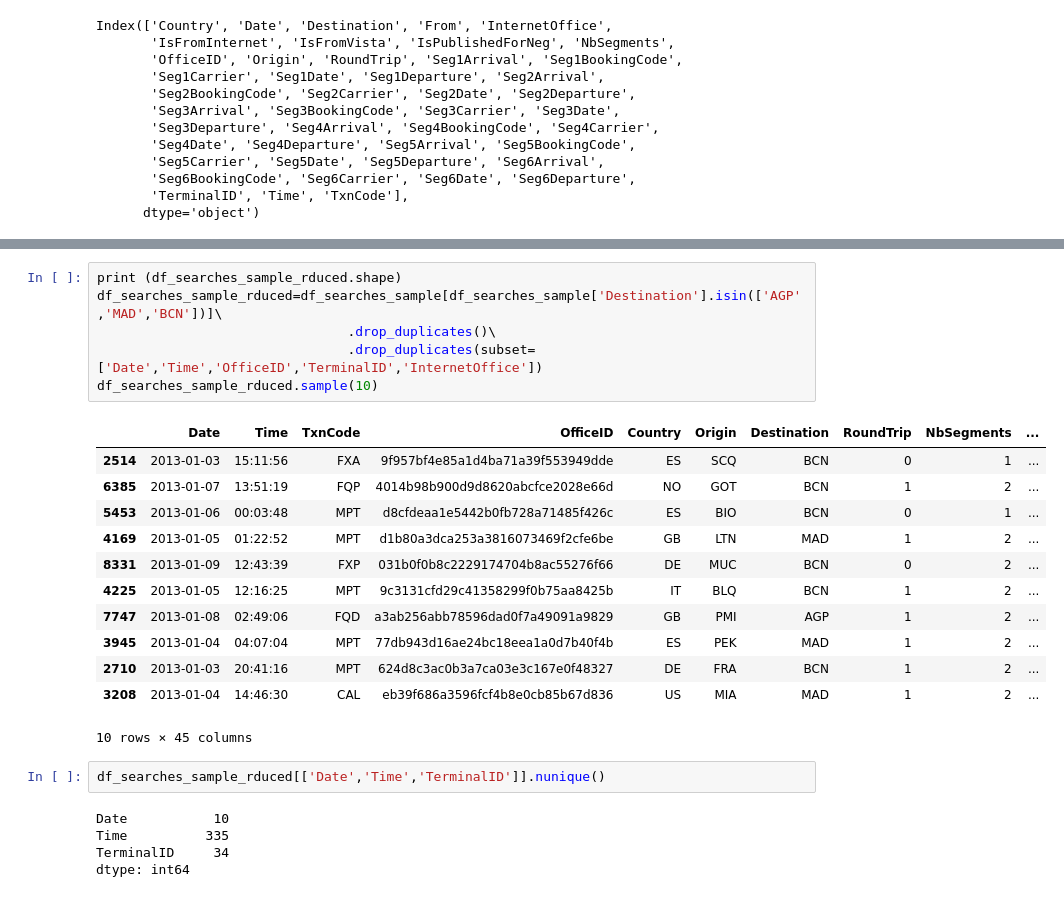
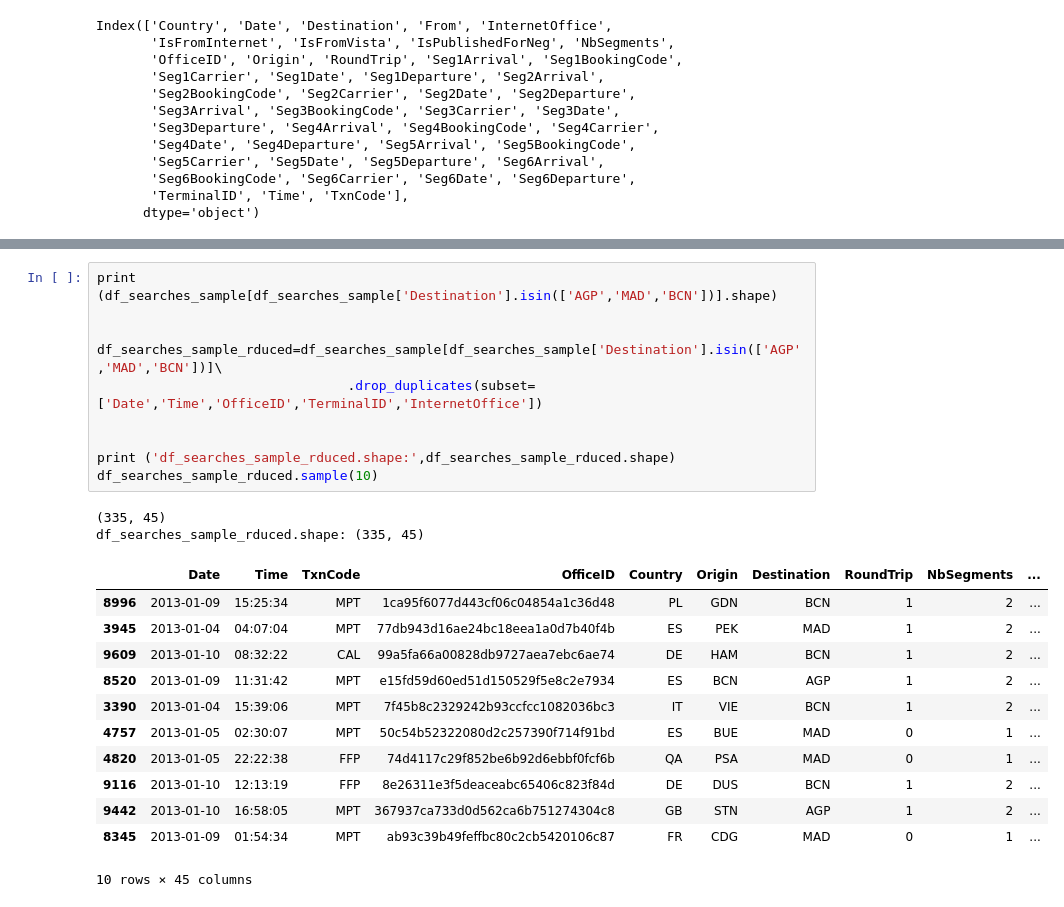
Before and after one commit to bdeotto/reto_Amadeus, a Jupyter notebook: reto_Amadeus.ipynb, the cells around one changed output, grey strips where cells are left out. Cells and saved outputs as stored; diff of their text form.

```diff
--- a/reto_Amadeus.ipynb
+++ b/reto_Amadeus.ipynb
@@ -341,27 +341,26 @@ df_searches_sample[df_searches_sample['Destination'].isin(['AGP','MAD','BCN'])].
 10 rows × 45 columns
 # %%
-print (df_searches_sample_rduced.shape)
+print (df_searches_sample[df_searches_sample['Destination'].isin(['AGP','MAD','BCN'])].shape)
+
+
 df_searches_sample_rduced=df_searches_sample[df_searches_sample['Destination'].isin(['AGP','MAD','BCN'])]\
-                                .drop_duplicates()\
                                 .drop_duplicates(subset=['Date','Time','OfficeID','TerminalID','InternetOffice'])
+
+
+print ('df_searches_sample_rduced.shape:',df_searches_sample_rduced.shape)
 df_searches_sample_rduced.sample(10)
 # %% [output]
+(335, 45)
+df_searches_sample_rduced.shape: (335, 45)
 |  | Date | Time | TxnCode | OfficeID | Country | Origin | Destination | RoundTrip | NbSegments | ... |
-| 2514 | 2013-01-03 | 15:11:56 | FXA | 9f957bf4e85a1d4ba71a39f553949dde | ES | SCQ | BCN | 0 | 1 | ... |
-| 6385 | 2013-01-07 | 13:51:19 | FQP | 4014b98b900d9d8620abcfce2028e66d | NO | GOT | BCN | 1 | 2 | ... |
-| 5453 | 2013-01-06 | 00:03:48 | MPT | d8cfdeaa1e5442b0fb728a71485f426c | ES | BIO | BCN | 0 | 1 | ... |
-| 4169 | 2013-01-05 | 01:22:52 | MPT | d1b80a3dca253a3816073469f2cfe6be | GB | LTN | MAD | 1 | 2 | ... |
-| 8331 | 2013-01-09 | 12:43:39 | FXP | 031b0f0b8c2229174704b8ac55276f66 | DE | MUC | BCN | 0 | 2 | ... |
-| 4225 | 2013-01-05 | 12:16:25 | MPT | 9c3131cfd29c41358299f0b75aa8425b | IT | BLQ | BCN | 1 | 2 | ... |
-| 7747 | 2013-01-08 | 02:49:06 | FQD | a3ab256abb78596dad0f7a49091a9829 | GB | PMI | AGP | 1 | 2 | ... |
+| 8996 | 2013-01-09 | 15:25:34 | MPT | 1ca95f6077d443cf06c04854a1c36d48 | PL | GDN | BCN | 1 | 2 | ... |
 | 3945 | 2013-01-04 | 04:07:04 | MPT | 77db943d16ae24bc18eea1a0d7b40f4b | ES | PEK | MAD | 1 | 2 | ... |
-| 2710 | 2013-01-03 | 20:41:16 | MPT | 624d8c3ac0b3a7ca03e3c167e0f48327 | DE | FRA | BCN | 1 | 2 | ... |
-| 3208 | 2013-01-04 | 14:46:30 | CAL | eb39f686a3596fcf4b8e0cb85b67d836 | US | MIA | MAD | 1 | 2 | ... |
+| 9609 | 2013-01-10 | 08:32:22 | CAL | 99a5fa66a00828db9727aea7ebc6ae74 | DE | HAM | BCN | 1 | 2 | ... |
+| 8520 | 2013-01-09 | 11:31:42 | MPT | e15fd59d60ed51d150529f5e8c2e7934 | ES | BCN | AGP | 1 | 2 | ... |
+| 3390 | 2013-01-04 | 15:39:06 | MPT | 7f45b8c2329242b93ccfcc1082036bc3 | IT | VIE | BCN | 1 | 2 | ... |
+| 4757 | 2013-01-05 | 02:30:07 | MPT | 50c54b52322080d2c257390f714f91bd | ES | BUE | MAD | 0 | 1 | ... |
+| 4820 | 2013-01-05 | 22:22:38 | FFP | 74d4117c29f852be6b92d6ebbf0fcf6b | QA | PSA | MAD | 0 | 1 | ... |
+| 9116 | 2013-01-10 | 12:13:19 | FFP | 8e26311e3f5deaceabc65406c823f84d | DE | DUS | BCN | 1 | 2 | ... |
+| 9442 | 2013-01-10 | 16:58:05 | MPT | 367937ca733d0d562ca6b751274304c8 | GB | STN | AGP | 1 | 2 | ... |
+| 8345 | 2013-01-09 | 01:54:34 | MPT | ab93c39b49feffbc80c2cb5420106c87 | FR | CDG | MAD | 0 | 1 | ... |
-10 rows × 45 columns
+10 rows × 45 columns
-# %%
-df_searches_sample_rduced[['Date','Time','TerminalID']].nunique()
-# %% [output]
-Date           10
-Time          335
-TerminalID     34
-dtype: int64
```
Also changed, not shown: parts of 12 cells of this notebook, 3 other files.
